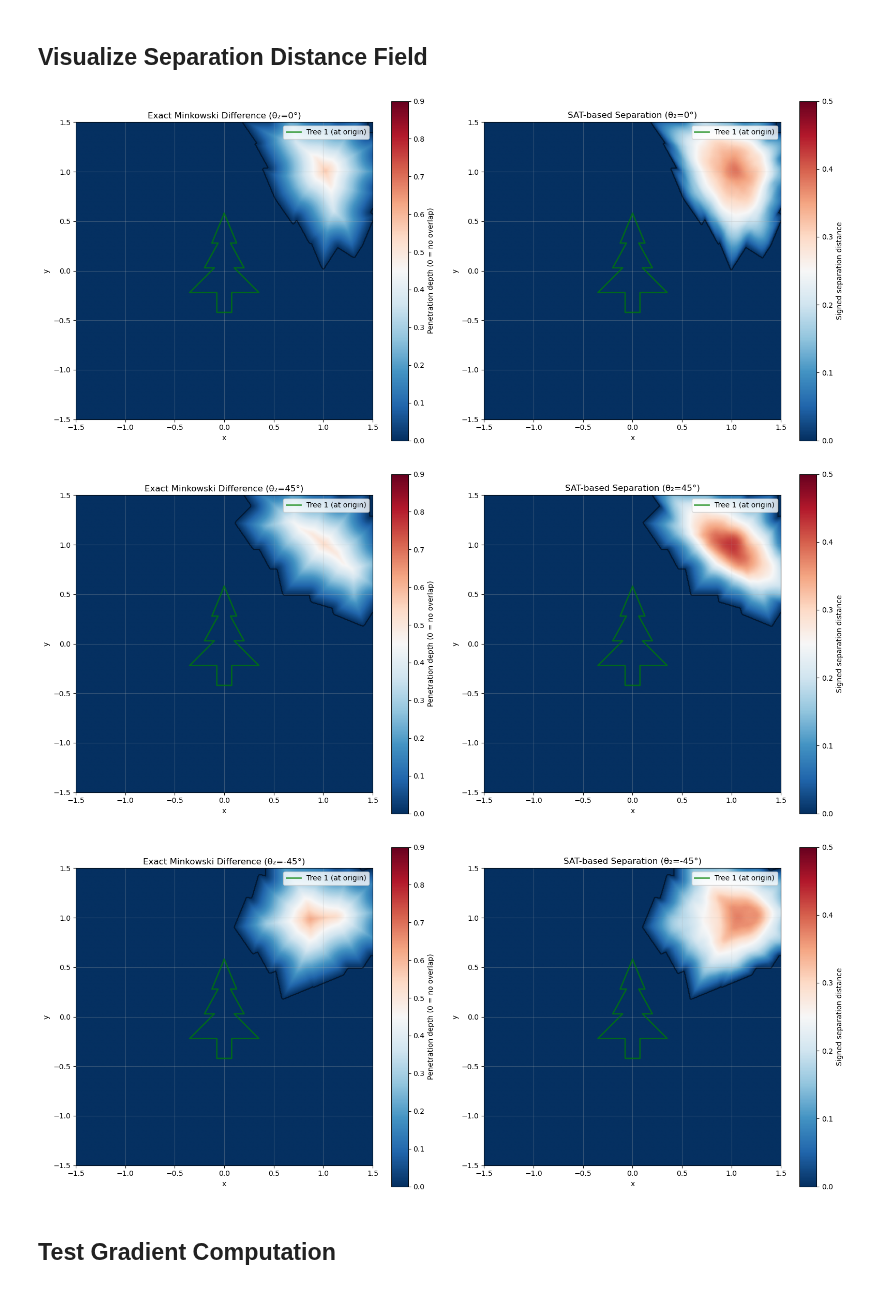
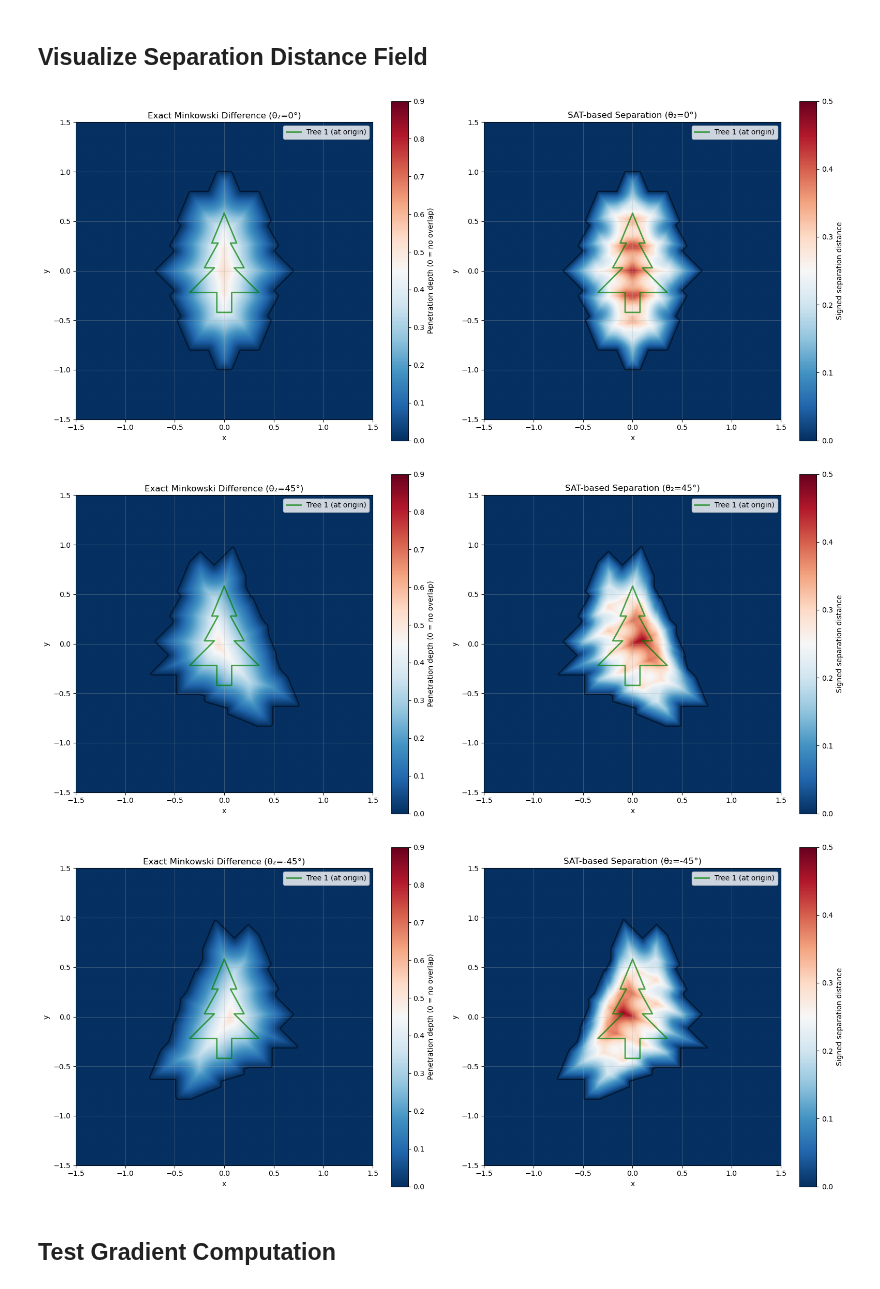
Before and after one commit to jcottaar/packing, a Jupyter notebook: analysis/test_exact_separation_cost.ipynb, the cells around one changed output. Drawn from its saved outputs; the diff is of its cells as text; code cells hidden in the pictures.

```diff
--- a/analysis/test_exact_separation_cost.ipynb
+++ b/analysis/test_exact_separation_cost.ipynb
@@ -35,7 +35,7 @@ cost_fn_exact = pack_cost.CollisionCostExactSeparation(
 )
 
 # Also create SAT-based separation cost for comparison
-cost_fn_sat = pack_cost.CollisionCostOverlappingArea(
+cost_fn_sat = pack_cost.CollisionCostSeparation(
     use_lookup_table=False,
     scaling=1.0
 )
@@ -144,7 +134,7 @@ def plot_separation_field(theta2_deg, resolution=500):
     N = resolution * resolution
     xyt_batch = np.zeros((N, 2, 3), dtype=np.float32)
     # Tree 0 at origin
-    xyt_batch[:, 0, :] = [1., 1., 1.]
+    xyt_batch[:, 0, :] = [0.0, 0.0, 0.0]
     # Tree 1 at grid positions
     xyt_batch[:, 1, 0] = xx.ravel()
     xyt_batch[:, 1, 1] = yy.ravel()
@@ -189,36 +179,36 @@ def plot_separation_field(theta2_deg, resolution=500):
     ax.plot(x, y, 'g-', linewidth=2, label='Tree 1 (at origin)', alpha=0.7)
     plt.colorbar(im, ax=ax, label='Penetration depth (0 = no overlap)')
     ax.set_title(f'Exact Minkowski Difference (θ₂={theta2_deg:.0f}°)')
     ax.set_xlabel('x')
     ax.set_ylabel('y')
     ax.set_aspect('equal')
     ax.grid(True, alpha=0.3)
     ax.legend()
 
     # Right: SAT-based
     ax = axes[1]
     im = ax.imshow(sep_field_sat, extent=[-1.5, 1.5, -1.5, 1.5], origin='lower',
                    cmap='RdBu_r', vmin=0, vmax=0.5)
     ax.contour(xx, yy, sep_field_sat, levels=[0], colors='black', linewidths=1.5, alpha=0.5)
     x, y = tree1.exterior.xy
     ax.plot(x, y, 'g-', linewidth=2, label='Tree 1 (at origin)', alpha=0.7)
     plt.colorbar(im, ax=ax, label='Signed separation distance')
     ax.set_title(f'SAT-based Separation (θ₂={theta2_deg:.0f}°)')
     ax.set_xlabel('x')
     ax.set_ylabel('y')
     ax.set_aspect('equal')
     ax.grid(True, alpha=0.3)
     ax.legend()
 
     plt.tight_layout()
     return fig
 plot_separation_field(0)
 plot_separation_field(45);
 plot_separation_field(-45);
 # %% [output]
-[figure, old version]
+[figure, new version]
-[figure, old version]
+[figure, new version]
-[figure, old version]
+[figure, new version]
 # %% [markdown]
 ## Test Gradient Computation
 # %%
```
Also changed, not shown: parts of 1 cell of this notebook, 6 other files.
